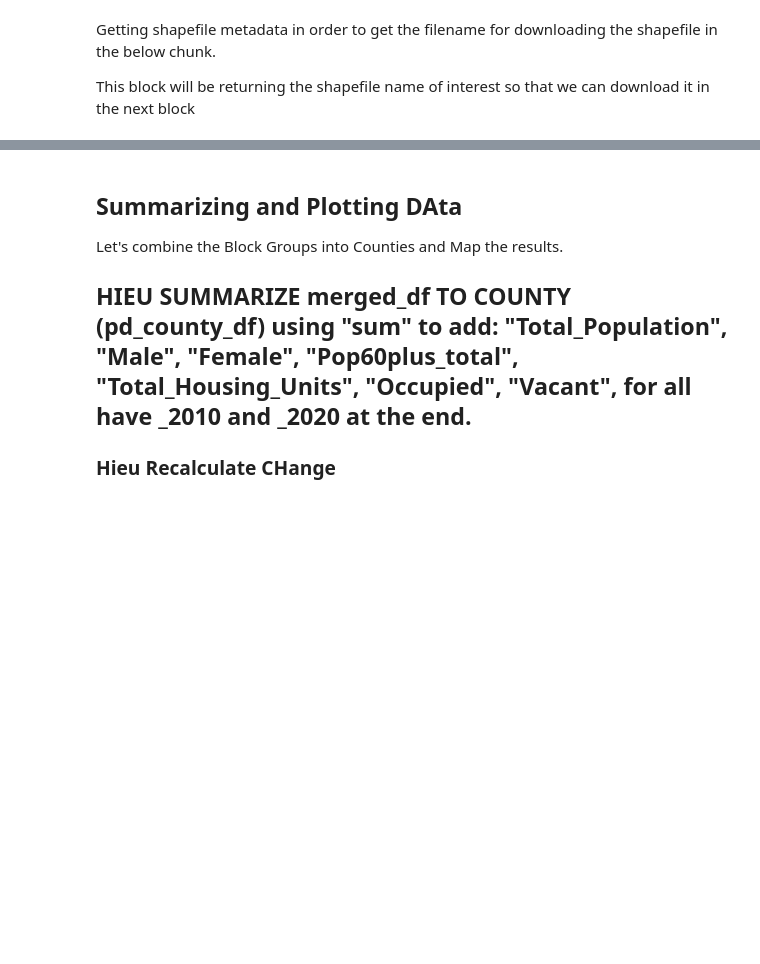
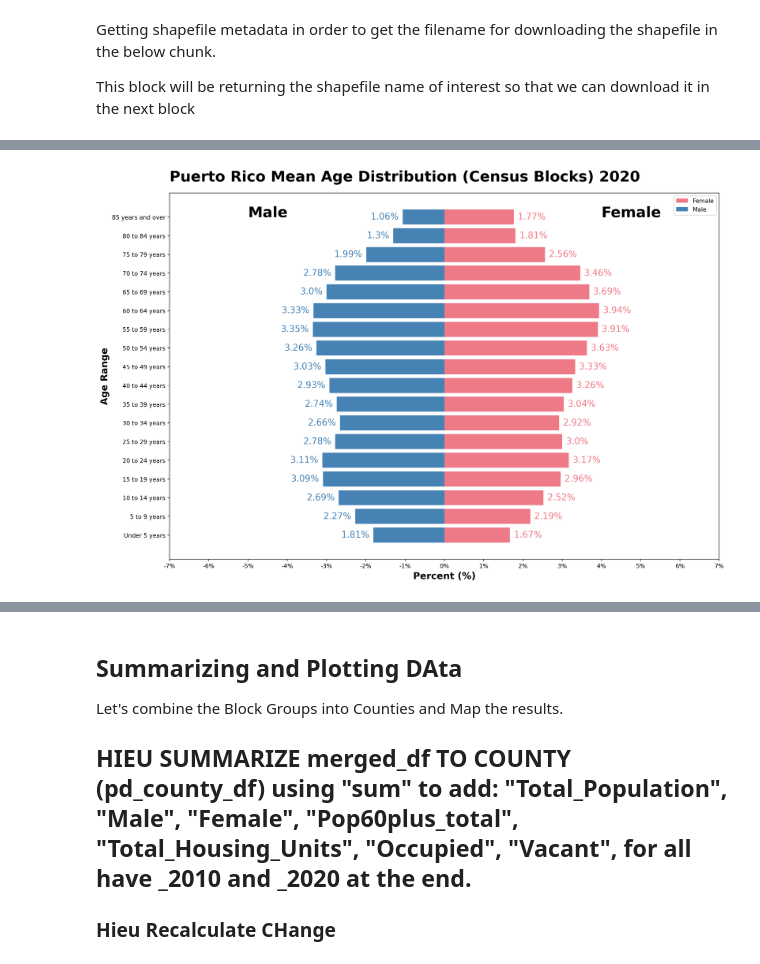
Before and after one commit to ciesin-geospatial/TOPSTSCHOOL-disasters, a Jupyter notebook: m301-coastal-hazards-PR.ipynb, the cells around one changed output, grey strips where cells are left out. Cells and saved outputs as stored; diff of their text form; code cells hidden in the pictures; blank space fills up the shorter version.

```diff
--- a/m301-coastal-hazards-PR.ipynb
+++ b/m301-coastal-hazards-PR.ipynb
@@ -582,2 +728,0 @@ This histogram answers why the Cabo Rojo's Decadal Vacant Change is in the first
-# %%
-merged_df["VacantRatio_quant"] = pd.qcut(merged_df["VacantRatio_zw"], 5, labels = range(1,6))
@@ -608,0 +776,6 @@ plt.show()
+# %%
+# Define the relevant columns
+joined_columns = [col for col in merged_df.columns if col.startswith("Male:") or col.startswith("Female:")]
+
+# Create DataFrame for percentage values
+pct_df = merged_df[["Total_Population_2020"] + joined_columns].copy()
@@ -608,0 +784,11 @@ plt.show()
+# %%
+# 4. Compute percentage for each age group column
+for col in joined_columns:
+    pct_df[f"{col}_pct"] = pct_df[col] / pct_df["Total_Population_2020"] * 100
+
+# 5. Drop original count columns, keep only percent columns
+pct_df = pct_df[[col for col in pct_df.columns if col.endswith("_pct")]]
+
+# 6. Separate by sex
+male_age_percentages = []
+female_age_percentages = []
@@ -608,0 +862,62 @@ plt.show()
+# %%
+# 11. Plot the population pyramid
+fig = plt.figure(figsize=(15, 10))  # Set figure size
+
+# Plot female bars to the right
+plt.barh(
+    y=population["Age"],
+    width=population["Female_Width"],
+    color="#ee7a87",
+    label="Female"
+)
+
+# Plot male bars to the left
+plt.barh(
+    y=population["Age"],
+    width=population["Male_Width"],
+    left=population["Male_Left"],
+    color="#4682b4",
+    label="Male"
+)
+
+# Add gender labels to plot
+plt.text(-5, len(population) - 1, "Male", fontsize=25, fontweight="bold")
+plt.text(4, len(population) - 1, "Female", fontsize=25, fontweight="bold")
+
+# Add percentage labels to each bar
+for idx in range(len(population)):
+    # Male label (on the left)
+    plt.text(
+        x=population["Male_Left"][idx] - 0.1,
+        y=idx,
+        s="{}%".format(population["Male"][idx]),
+        ha="right", va="center",
+        fontsize=15, color="#4682b4"
+    )
+    # Female label (on the right)
+    plt.text(
+        x=population["Female_Width"][idx] + 0.1,
+        y=idx,
+        s="{}%".format(population["Female"][idx]),
+        ha="left", va="center",
+        fontsize=15, color="#ee7a87"
+    )
+
+# Format axes and labels
+plt.xlim(-7, 7)  # Set x-axis limits
+plt.xticks(range(-7, 8), ["{}%".format(i) for i in range(-7, 8)])  # Format tick labels as percents
+plt.legend(loc="best")  # Add legend
+plt.xlabel("Percent (%)", fontsize=16, fontweight="bold")
+plt.ylabel("Age Range", fontsize=16, fontweight="bold")
+
+# Add title
+plt.title(
+    "Puerto Rico Mean Age Distribution (Census Blocks) 2020",
+    loc="left", pad=20,
+    fontsize=25, fontweight="bold"
+)
+
+plt.tight_layout()  # Optimize spacing
+plt.show()  # Display the plot
+# %% [output]
+[figure, added]
```
Also changed, not shown: parts of 86 cells of this notebook.
